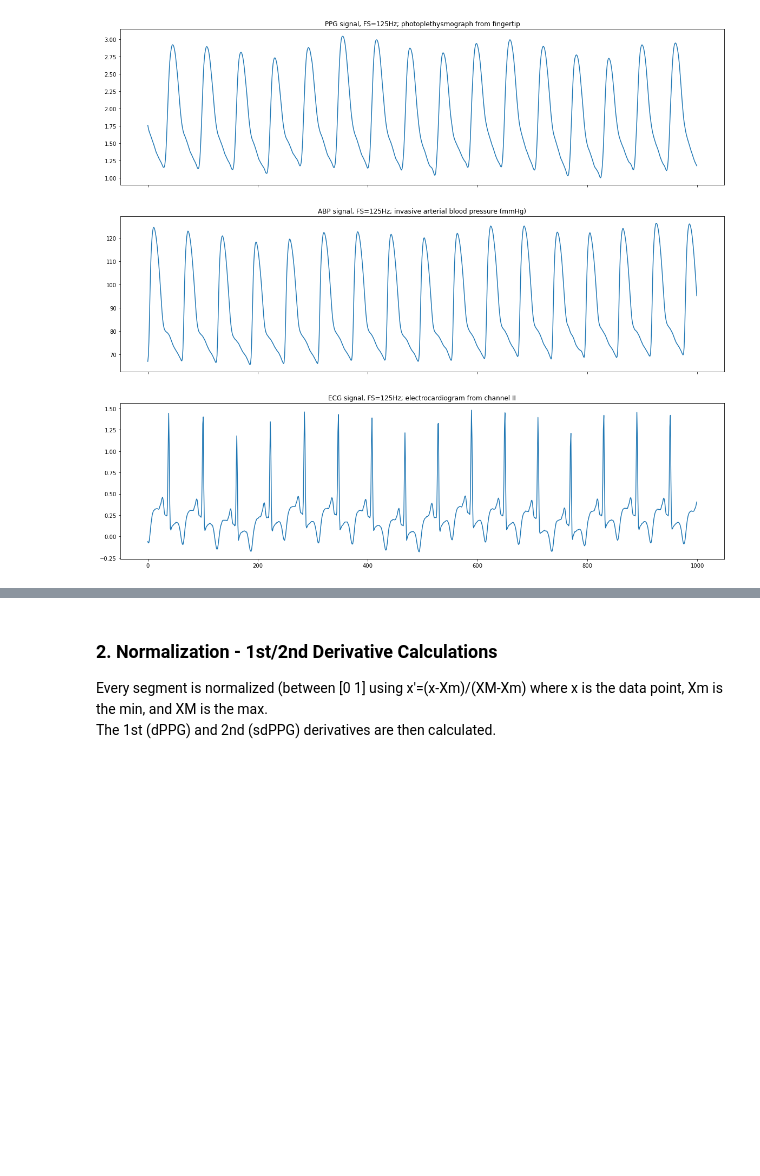
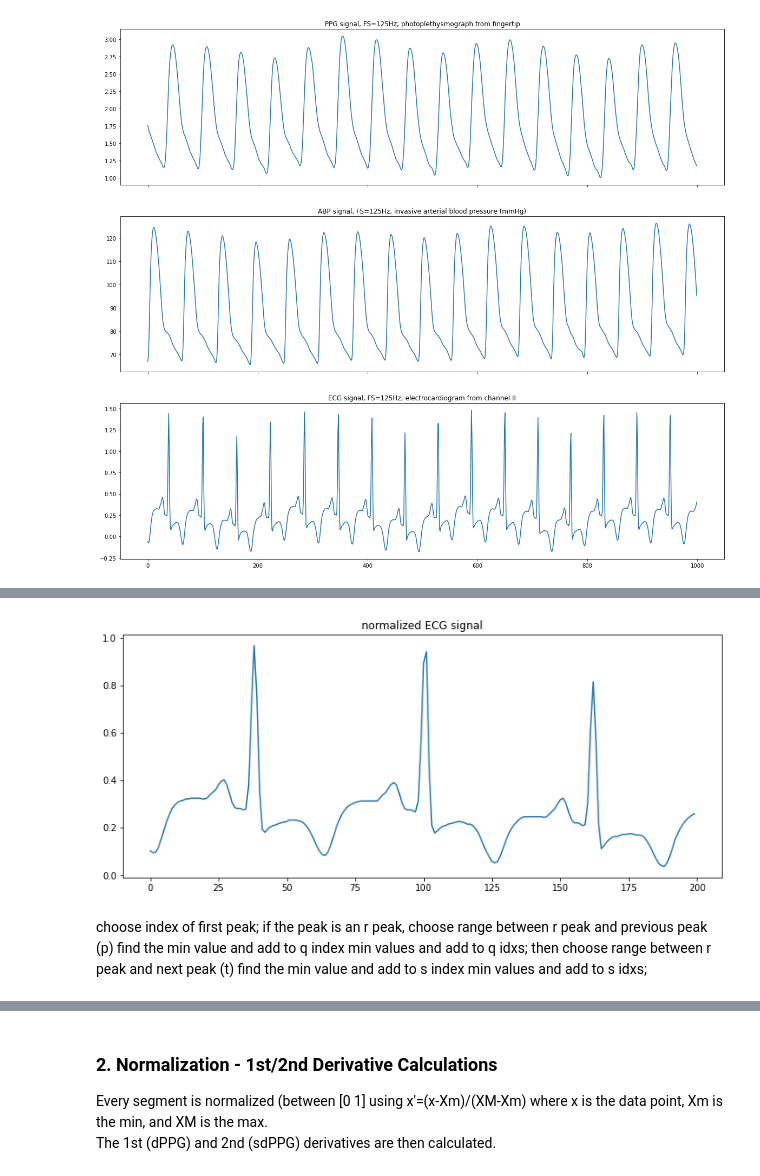
Before and after one commit to anr22156/VT_SeniorDesign, a Jupyter notebook: Algorithm_practice.ipynb, the cells around one changed output, grey strips where cells are left out. Drawn from its saved outputs; the diff is of its cells as text; code cells hidden in the pictures; blank space fills up the shorter version.

```diff
--- a/Algorithm_practice.ipynb
+++ b/Algorithm_practice.ipynb
@@ -52,0 +65,10 @@ ECG = np.array(records[0][2])
+# %%
+ECG_norm = preprocessing.minmax_scale(records[0][2],feature_range=(0, 1))
+# %%
+plt.figure(figsize=(12,5))
+plt.title('normalized ECG signal')
+plt.plot(ECG_norm[:200])
+plt.show()
+plt.show()
+# %% [output]
+[figure, added]
@@ -52,0 +91,9 @@ ECG = np.array(records[0][2])
+# %% [markdown]
+choose index of first peak;
+if the peak is an r peak,
+choose range between r peak and previous peak (p)
+find the min value and add to q
+index min values and add to q idxs;
+then choose range between r peak and next peak (t)
+find the min value and add to s
+index min values and add to s idxs;
```
Also changed, not shown: parts of 124 cells of this notebook.
